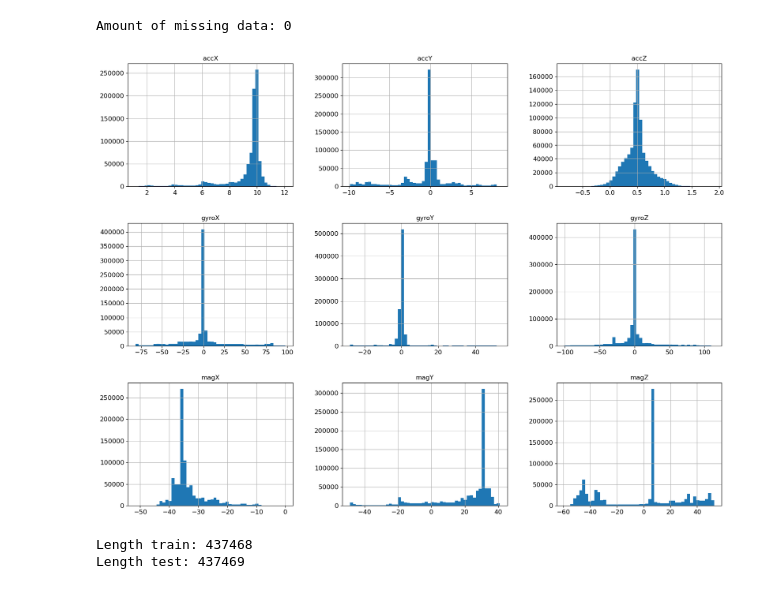
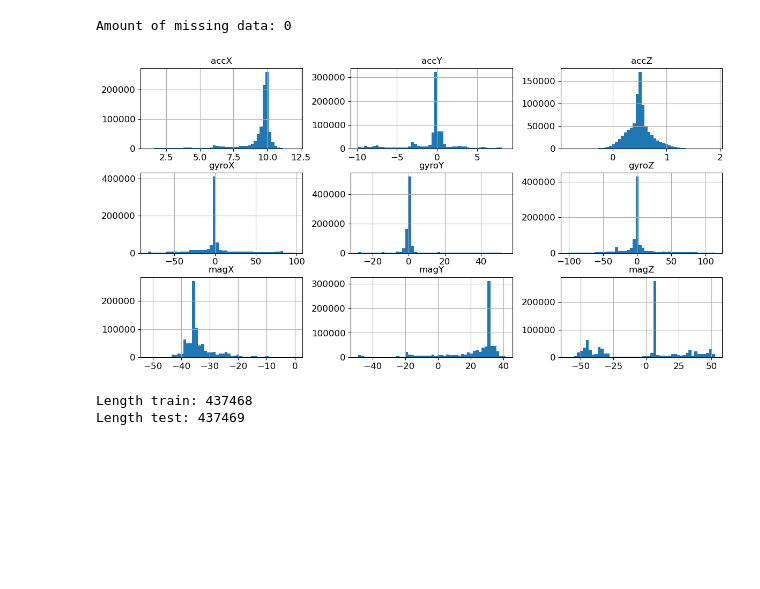
Before and after one commit to Hakonimatata/MachineLearningV2, a Jupyter notebook: Assignment_2/A2_Robotics.ipynb, the cells around one changed output. Cells and saved outputs as stored; diff of their text form; code cells hidden in the pictures; blank space fills up the shorter version.

```diff
--- a/Assignment_2/A2_Robotics.ipynb
+++ b/Assignment_2/A2_Robotics.ipynb
@@ -128,10 +127,10 @@ print(f"Amount of missing data: {missing_data}")
 # %% [output]
 Amount of missing data: 0
 # %%
-raw_data.hist(bins=50, figsize=(20,15))
+raw_data.hist(bins=50, figsize=(14,7))
 plt.show()
 # %% [output]
-[figure, old version]
+[figure, new version]
 # %%
 # Split normal data into test and train using a ratio to improve speed
 ratio_train = 0.5
```
Also changed, not shown: parts of 31 cells of this notebook.
